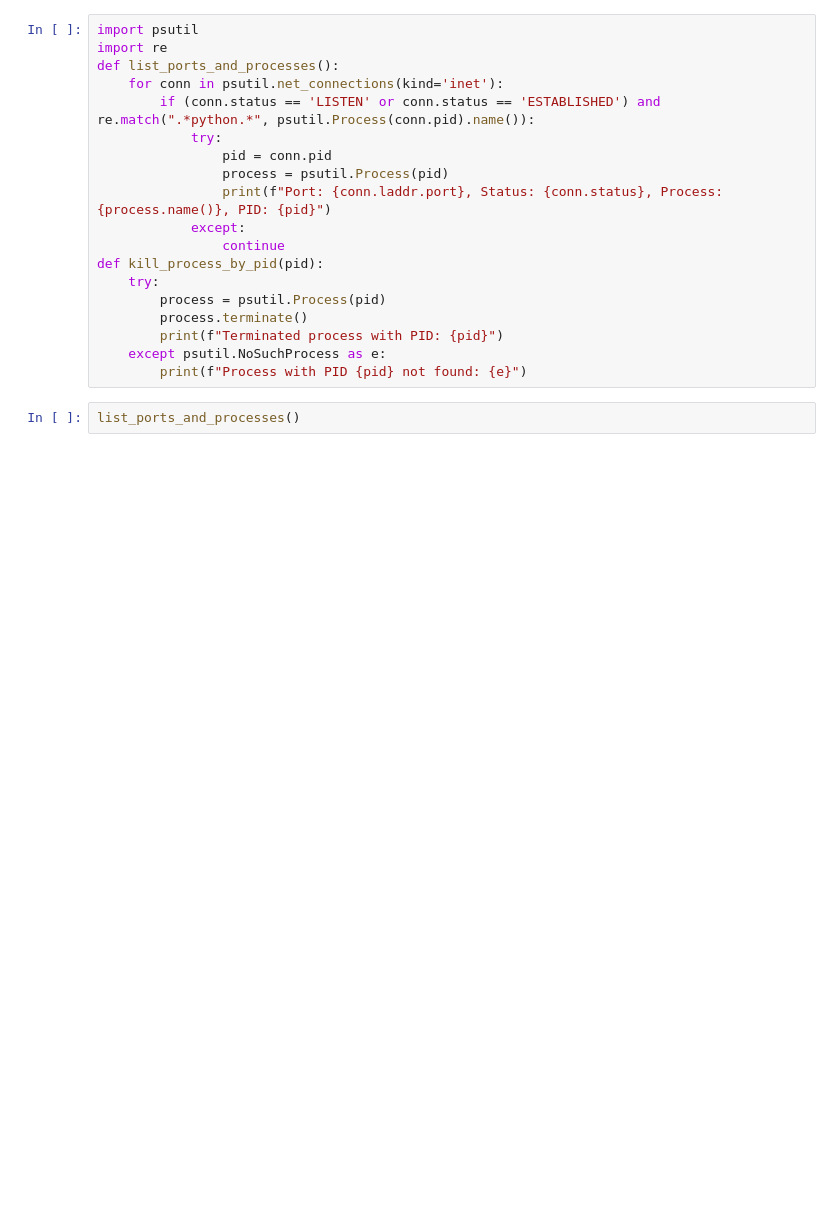
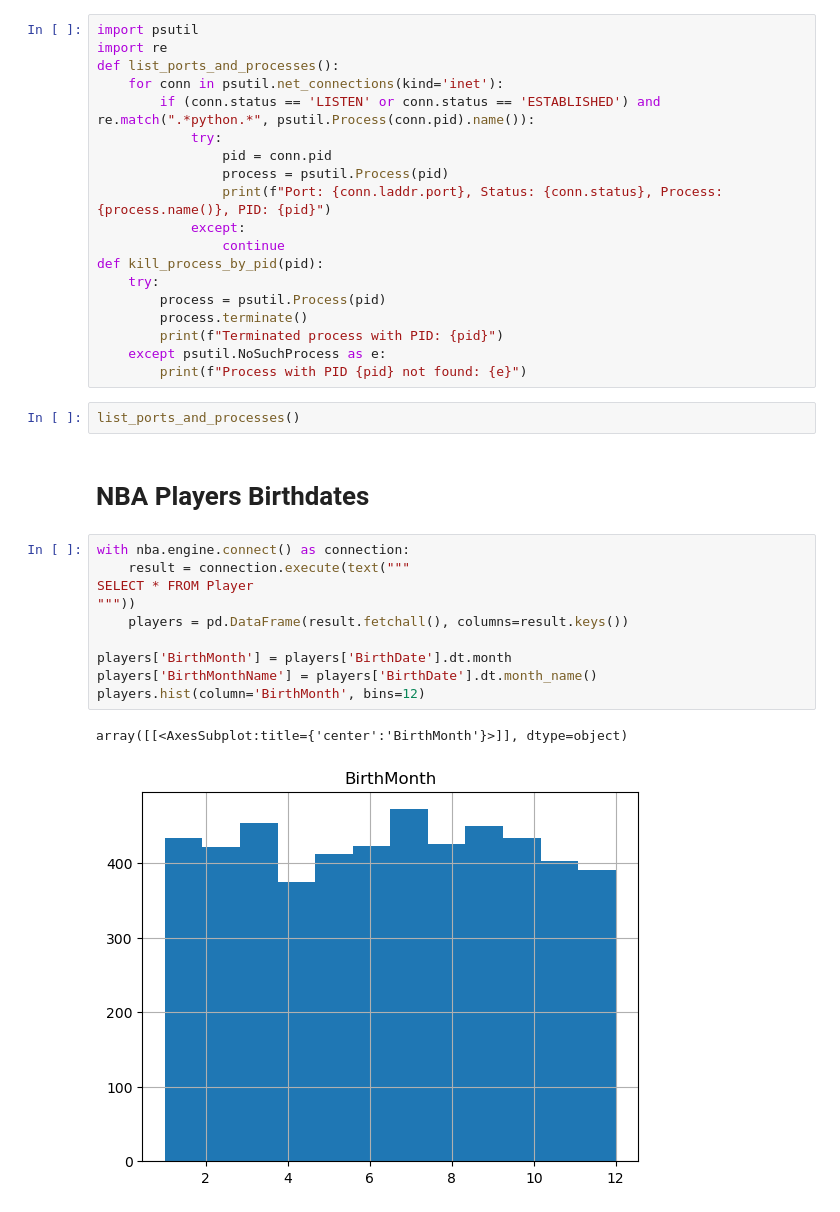
Before and after one commit to dizzydwarfus/Personal_Projects, a Jupyter notebook: nba_airflow/core/sql/sqlalchemyv2.ipynb, the cells around one changed output. Cells and saved outputs as stored; diff of their text form; blank space fills up the shorter version.

```diff
--- a/nba_airflow/core/sql/sqlalchemyv2.ipynb
+++ b/nba_airflow/core/sql/sqlalchemyv2.ipynb
@@ -793,3 +779,18 @@ def kill_process_by_pid(pid):
         print(f"Process with PID {pid} not found: {e}")
 # %%
 list_ports_and_processes()
+# %% [markdown]
+# NBA Players Birthdates
+# %%
+with nba.engine.connect() as connection:
+    result = connection.execute(text("""
+SELECT * FROM Player
+"""))
+    players = pd.DataFrame(result.fetchall(), columns=result.keys())
+
+players['BirthMonth'] = players['BirthDate'].dt.month
+players['BirthMonthName'] = players['BirthDate'].dt.month_name()
+players.hist(column='BirthMonth', bins=12)
+# %% [output]
+array([[<AxesSubplot:title={'center':'BirthMonth'}>]], dtype=object)
+[figure, added]
```
Also changed, not shown: parts of 2 cells of this notebook, 15 other files.
